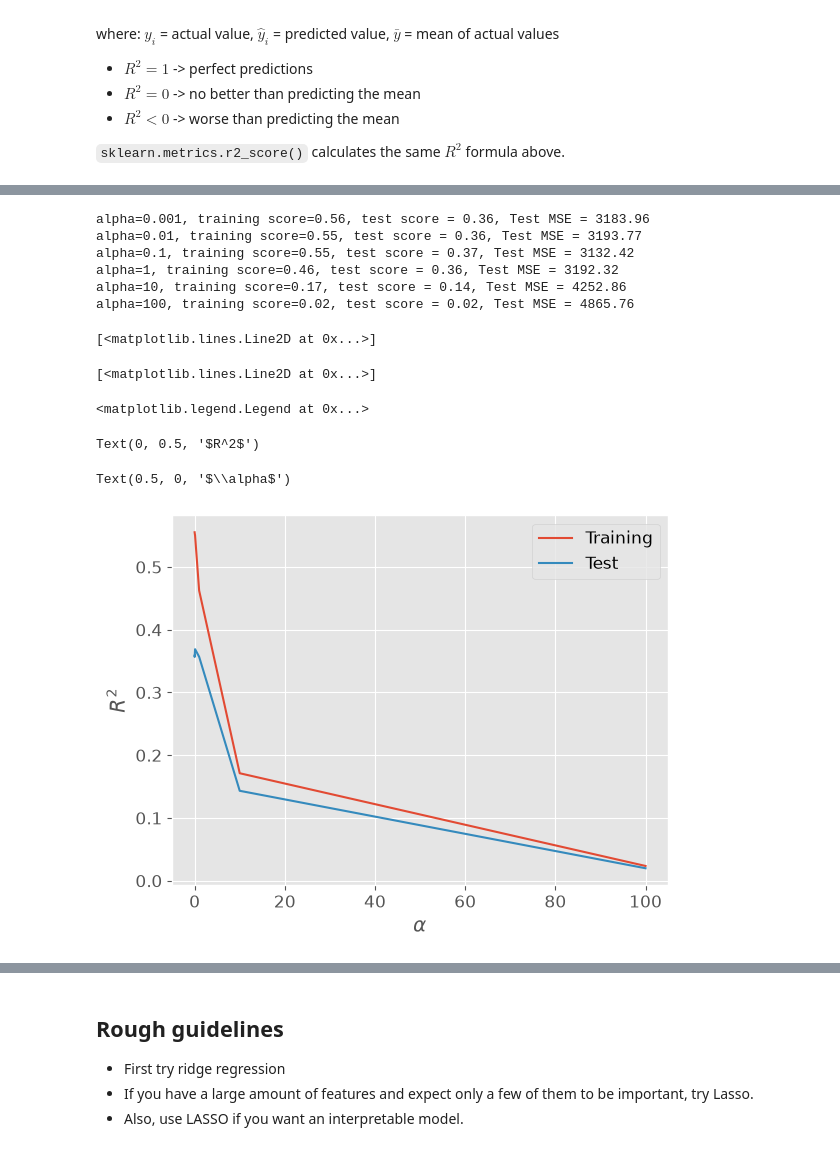
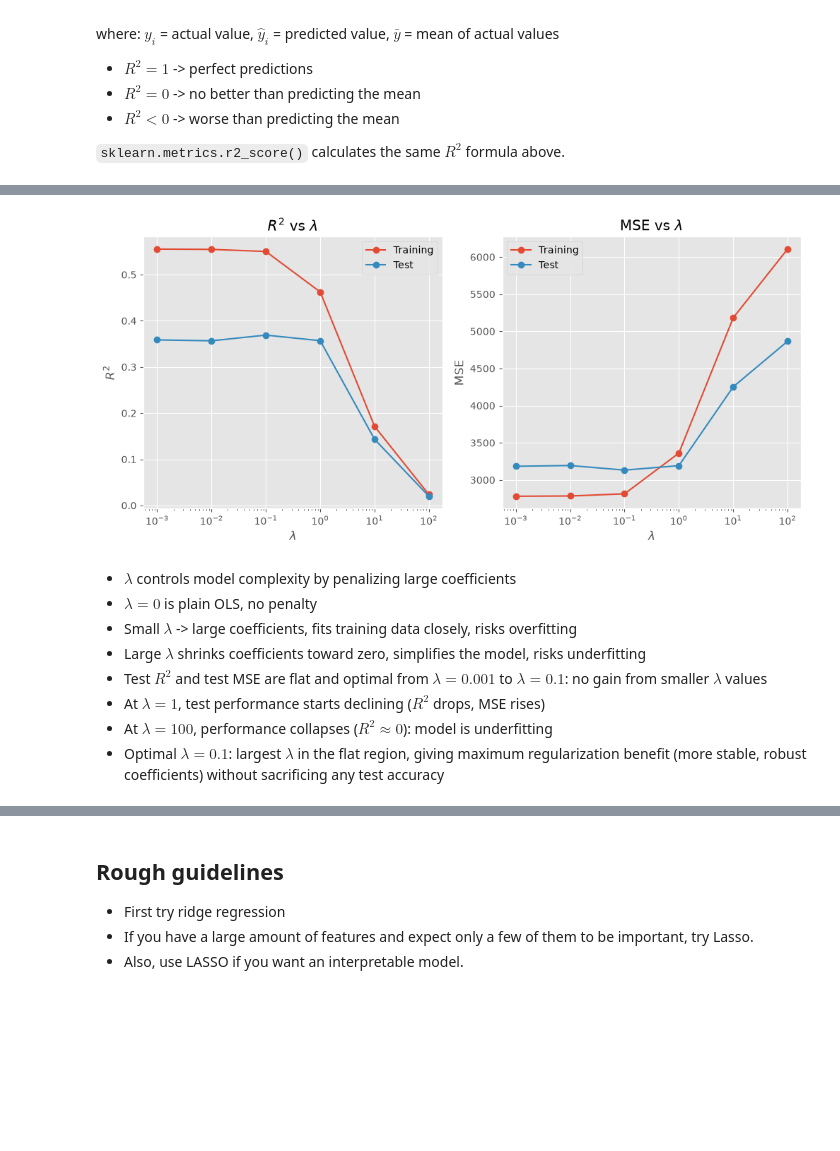
Before and after one commit to arghyadutta/PhysML, a Jupyter notebook: 04-notebook.ipynb, the cells around one changed output, grey strips where cells are left out. Drawn from its saved outputs; the diff is of its cells as text; code cells hidden in the pictures; blank space fills up the shorter version.

```diff
--- a/04-notebook.ipynb
+++ b/04-notebook.ipynb
@@ -10,10 +10,10 @@ import numpy as np
 import pandas as pd
 
 plt.style.use("ggplot")
-plt.rcParams["figure.dpi"] = 100
-font = {"family": "sans-serif", "size": 12}
+# plt.rcParams["figure.dpi"] = 100
+# font = {"family": "sans-serif", "size": 12}
 
-mpl.rc("font", **font)
+# mpl.rc("font", **font)
 # %% [markdown]
 ## *k*NN regression
 
@@ -279,45 +270,67 @@ $\alpha$ is the regularization parameter (controls the strength of penalty). A h
 # %%
 from sklearn.linear_model import Ridge
+from sklearn.metrics import mean_squared_error
 
-# alpha = 0 is OLS for Ridge
+# lambda = 0 is OLS for Ridge
 
-alpha_values = [0.001, 0.01, 0.1, 1, 10, 100]
+lambda_values = [0.001, 0.01, 0.1, 1, 10, 100]
+
+X_train, X_test, y_train, y_test = train_test_split(
+    diabetes.data, diabetes.target, random_state=0
+)
 
 training_score = []
 test_score = []
 training_mse = []
 test_mse = []
 
-for val in alpha_values:
+for val in lambda_values:
     ridge = Ridge(alpha=val).fit(X_train, y_train)
-    y_pred = ridge.predict(X_test)
+
+    y_pred_train = ridge.predict(X_train)
+    y_pred_test = ridge.predict(X_test)
+
     train_score = ridge.score(X_train, y_train)
     tst_score = ridge.score(X_test, y_test)
-    test_mse = mean_squared_error(y_test, y_pred)
+
+    train_mse_val = mean_squared_error(y_train, y_pred_train)
+    test_mse_val = mean_squared_error(y_test, y_pred_test)
+
     training_score.append(train_score)
     test_score.append(tst_score)
-    print(
-        f"alpha={val}, training score={train_score:.2f}, test score = {tst_score:.2f}, Test MSE = {test_mse:.2f}"
-    )
-plt.plot(alpha_values, training_score, label="Training")
-plt.plot(alpha_values, test_score, label="Test")
-plt.legend()
-plt.ylabel("$R^2$")
-plt.xlabel(r"$\alpha$")
-pass
+    training_mse.append(train_mse_val)
+    test_mse.append(test_mse_val)
+
+fig, axes = plt.subplots(1, 2, figsize=(12, 5))
+
+# R^2 plot
+axes[0].plot(lambda_values, training_score, marker="o", label="Training")
+axes[0].plot(lambda_values, test_score, marker="o", label="Test")
+axes[0].set_xscale("log")
+axes[0].set_ylabel(r"$R^2$")
+axes[0].set_xlabel(r"$\lambda$")
+axes[0].set_title(r"$R^2$ vs $\lambda$")
+axes[0].legend()
+
+# MSE plot
+axes[1].plot(lambda_values, training_mse, marker="o", label="Training")
+axes[1].plot(lambda_values, test_mse, marker="o", label="Test")
+axes[1].set_xscale("log")
+axes[1].set_ylabel("MSE")
+axes[1].set_xlabel(r"$\lambda$")
+axes[1].set_title(r"MSE vs $\lambda$")
+axes[1].legend();
 # %% [output]
-alpha=0.001, training score=0.56, test score = 0.36, Test MSE = 3183.96
-alpha=0.01, training score=0.55, test score = 0.36, Test MSE = 3193.77
-alpha=0.1, training score=0.55, test score = 0.37, Test MSE = 3132.42
-alpha=1, training score=0.46, test score = 0.36, Test MSE = 3192.32
-alpha=10, training score=0.17, test score = 0.14, Test MSE = 4252.86
-alpha=100, training score=0.02, test score = 0.02, Test MSE = 4865.76
-[<matplotlib.lines.Line2D at 0x...>]
-[<matplotlib.lines.Line2D at 0x...>]
-<matplotlib.legend.Legend at 0x...>
-Text(0, 0.5, '$R^2$')
-Text(0.5, 0, '$\\alpha$')
-[figure, old version]
+[figure, new version]
+# %% [markdown]
+- $\lambda$ controls model complexity by penalizing large coefficients
+- $\lambda=0$ is plain OLS, no penalty
+- Small $\lambda$ -> large coefficients, fits training data closely, risks overfitting
+- Large $\lambda$ shrinks coefficients toward zero, simplifies the model, risks underfitting
+- Test $R^2$ and test MSE are flat and optimal from $\lambda = 0.001$ to $\lambda = 0.1$: no gain from smaller $\lambda$ values
+- At $\lambda = 1$, test performance starts declining ($R^2$ drops, MSE rises)
+- At $\lambda = 100$, performance collapses ($R^2 \approx 0$): model is underfitting
+- Optimal $\lambda = 0.1$: largest $\lambda$ in the flat region, giving maximum regularization benefit (more stable, robust coefficients) without sacrificing any test accuracy
 # %% [markdown]
 ## Lasso Regression
 
```
Also changed, not shown: parts of 31 cells of this notebook, 1 other file.
